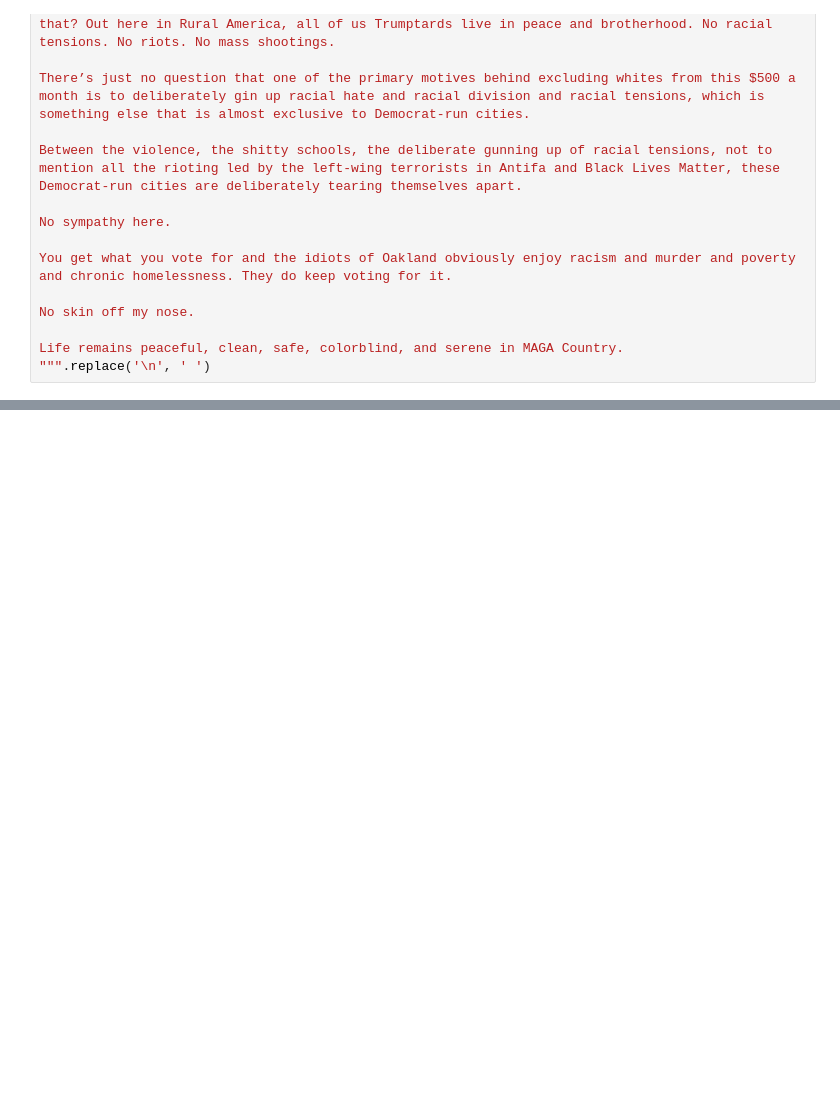
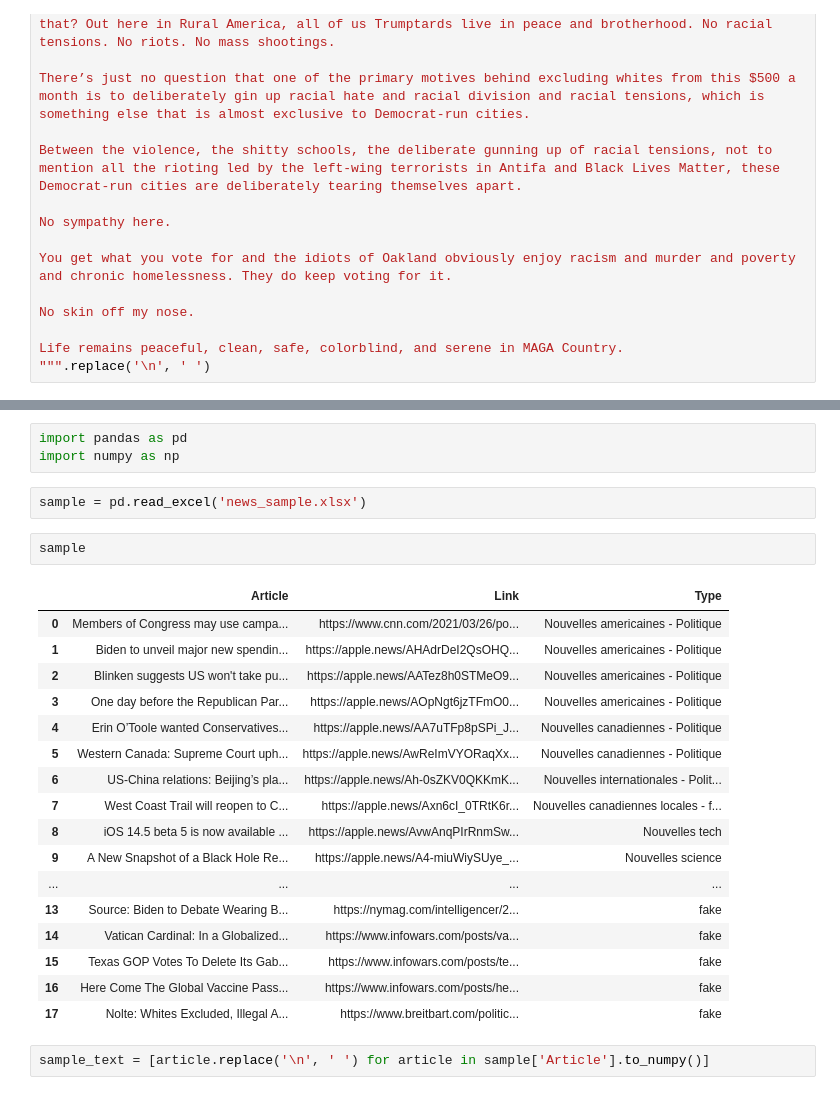
Before and after one commit to LiamNiisan/fake-news-detection, a Jupyter notebook: notebooks/fasttext.ipynb, the cells around one changed output, grey strips where cells are left out. Drawn from its saved outputs; the diff is of its cells as text; blank space fills up the shorter version.

```diff
--- a/notebooks/fasttext.ipynb
+++ b/notebooks/fasttext.ipynb
@@ -130,0 +174,27 @@ model.predict(text)
+# %%
+import pandas as pd
+import numpy as np
+# %%
+sample = pd.read_excel('news_sample.xlsx')
+# %%
+sample
+# %% [output]
+|  | Article | Link | Type |
+| 0 | Members of Congress may use campa... | https://www.cnn.com/2021/03/26/po... | Nouvelles americaines - Politique |
+| 1 | Biden to unveil major new spendin... | https://apple.news/AHAdrDeI2QsOHQ... | Nouvelles americaines - Politique |
+| 2 | Blinken suggests US won't take pu... | https://apple.news/AATez8h0STMeO9... | Nouvelles americaines - Politique |
+| 3 | One day before the Republican Par... | https://apple.news/AOpNgt6jzTFmO0... | Nouvelles americaines - Politique |
+| 4 | Erin O’Toole wanted Conservatives... | https://apple.news/AA7uTFp8pSPi_J... | Nouvelles canadiennes - Politique |
+| 5 | Western Canada: Supreme Court uph... | https://apple.news/AwReImVYORaqXx... | Nouvelles canadiennes - Politique |
+| 6 | US-China relations: Beijing’s pla... | https://apple.news/Ah-0sZKV0QKKmK... | Nouvelles internationales - Polit... |
+| 7 | West Coast Trail will reopen to C... | https://apple.news/Axn6cI_0TRtK6r... | Nouvelles canadiennes locales - f... |
+| 8 | iOS 14.5 beta 5 is now available ... | https://apple.news/AvwAnqPIrRnmSw... | Nouvelles tech |
+| 9 | A New Snapshot of a Black Hole Re... | https://apple.news/A4-miuWiySUye_... | Nouvelles science |
+| ... | ... | ... | ... |
+| 13 | Source: Biden to Debate Wearing B... | https://nymag.com/intelligencer/2... | fake |
+| 14 | Vatican Cardinal: In a Globalized... | https://www.infowars.com/posts/va... | fake |
+| 15 | Texas GOP Votes To Delete Its Gab... | https://www.infowars.com/posts/te... | fake |
+| 16 | Here Come The Global Vaccine Pass... | https://www.infowars.com/posts/he... | fake |
+| 17 | Nolte: Whites Excluded, Illegal A... | https://www.breitbart.com/politic... | fake |
+# %%
+sample_text = [article.replace('\n', ' ') for article in sample['Article'].to_numpy()]
```
Also changed, not shown: parts of 8 cells of this notebook, 5 other files.
